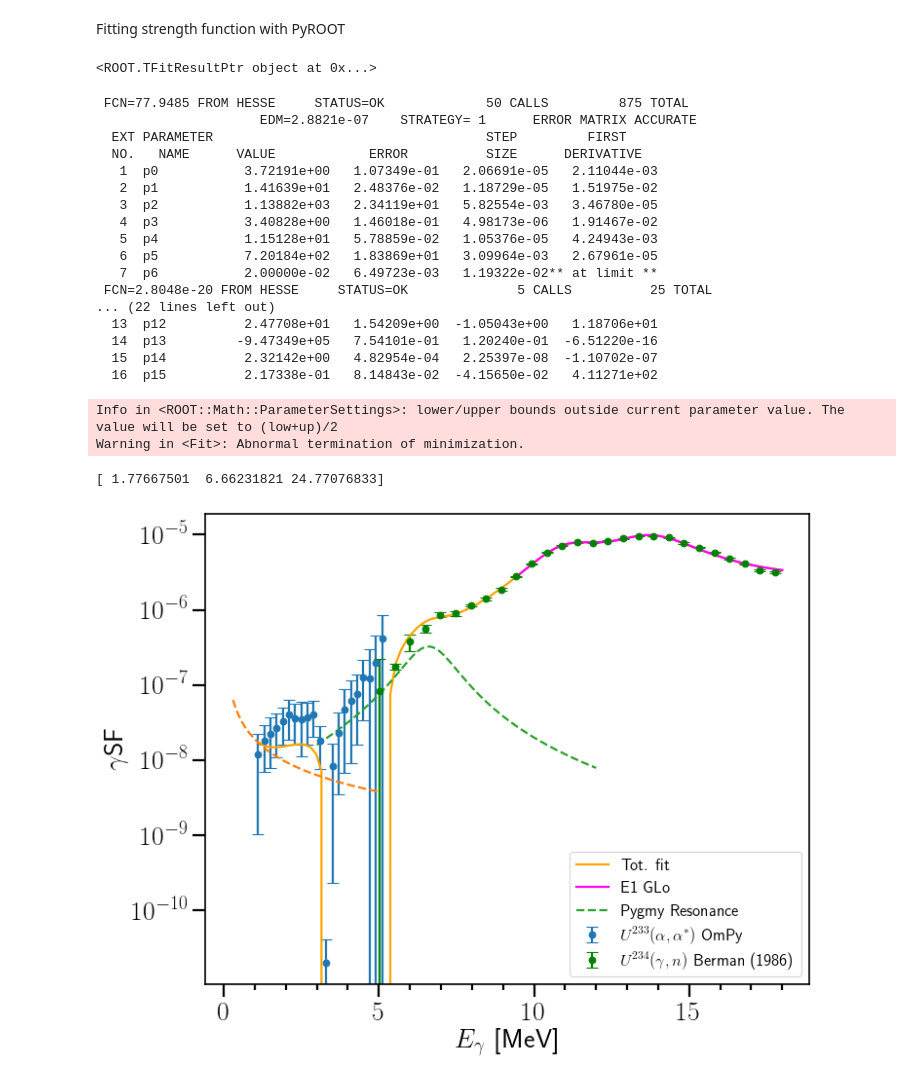
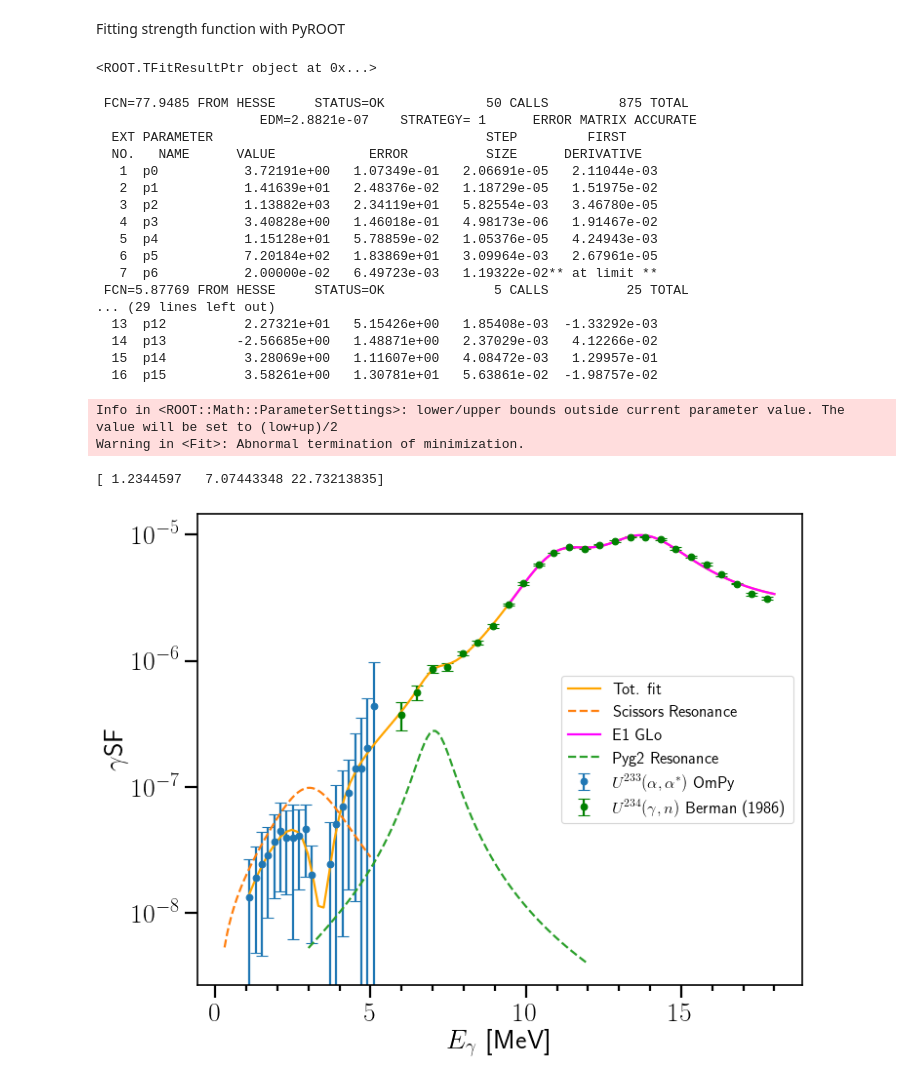
Before and after one commit to tellefs/MasterThesis, a Jupyter notebook: plotting/analysis_plots.ipynb, the cells around one changed output. Drawn from its saved outputs; the diff is of its cells as text; code cells hidden in the pictures.

Commit message:
more changes to the fit. Looks like i have to choose what data I use, before I make the fit fit well

```diff
--- a/plotting/analysis_plots.ipynb
+++ b/plotting/analysis_plots.ipynb
@@ -182,6 +182,11 @@ def extract_JSON(data, x_i,y_i,yerror_i):
 energy_exp1, gsf_exp1, gsf_exp1_error =  extract_JSON(datasets_U233[0]['data'], 5, 0, 1)
 gsf_exp1 = cs_to_gsf(energy_exp1, gsf_exp1)
 gsf_exp1_error = cs_to_gsf(energy_exp1, gsf_exp1_error)
+
+#remove first two points, that drop at Sn
+energy_exp1 = energy_exp1[2:]
+gsf_exp1 = gsf_exp1[2:]
+gsf_exp1_error = gsf_exp1_error[2:]
 # %% [markdown]
 "Does_it_work.cpp"
 
@@ -503,11 +515,10 @@ parameter_array_E1 = np.asarray([Gamma_r_GLo1, E_r_GLo1, sigma_r_GLo1,
 
 parameter_array_M1 = np.asarray([Gamma_pyg2, E_pyg2, sigma_pyg2])
 
+parameter_array_SR = np.asarray([Gamma_SR, E_SR, sigma_SR])
+
 
 #TGraphErrors of OmPy data
-energy_gsf_ompy = ompyDataFrame.iloc[:,10]
-gsf_ompy_median = ompyDataFrame.iloc[:,11]
-gsf_ompy_error = ompyDataFrame.iloc[:,12]
 energy_gsf_ompy_error = np.zeros(len(energy_gsf_ompy))
 gsf_ompy = TGraphErrors(len(energy_gsf_ompy), np.asarray(energy_gsf_ompy), np.asarray(gsf_ompy_median), np.asarray(energy_gsf_ompy_error), np.asarray(gsf_ompy_error))
 
@@ -517,7 +528,7 @@ gsf_om_ROOT = TGraphErrors(len(energy_gsf_om), np.asarray(energy_gsf_om), np.asa
 
 #TGrapgErrors of Berman-data
 energy_exp1_error = np.zeros(len(energy_exp1))
-berman_233_gdrexp = TGraphErrors(27, energy_exp1, gsf_exp1, energy_exp1_error, gsf_exp1_error)
+berman_233_gdrexp = TGraphErrors(len(energy_exp1), energy_exp1, gsf_exp1, energy_exp1_error, gsf_exp1_error)
 
 #Fit of the GLO model for the GDR part
 xmin_GDR = 9.5
@@ -537,13 +548,16 @@ fit_strength_E1.SetParLimits(3, 0.1, 10.)
 GDR_data = TMultiGraph()
 GDR_data.Add(berman_233_gdrexp, "P")
 
+#defining OmPy Data
+OmPy_data = TMultiGraph()
+OmPy_data.Add(gsf_ompy, "P")
+
 
 #Math.MinimizerOptions.SetDefaultMaxFunctionCalls(10000)
 #Fitting GDR data
 GDR_data.Fit(fit_strength_E1, 'RM+')
 
-
-
+#Fitting the Pyg2
 xmin_pyg2 = 3.
 xmax_pyg2 = 12.
 no_of_parameters_pyg2 = 3
@@ -551,6 +565,16 @@ fit_strength_M1 = TF1('fit_strength_M1', FitPygmy, xmin_pyg2, xmax_pyg2, no_of_p
 fit_strength_M1.SetParameters(parameter_array_M1)
 fit_strength_M1.FixParameter(1, E_pyg2)
 fit_strength_M1.FixParameter(0, Gamma_pyg2)
+
+#Fitting the Scissors resonance
+xmin_SR = 1.1
+xmax_SR = 5.
+no_of_parameters_SR = 3
+fit_strength_SR = TF1('fit_strength_SR', FitPygmy, xmin_SR, xmax_SR, no_of_parameters_SR)
+fit_strength_SR.SetParameters(parameter_array_SR)
+fit_strength_SR.FixParameter(1, E_SR)
+fit_strength_SR.FixParameter(0, Gamma_SR)
+OmPy_data.Fit(fit_strength_SR, 'RM+')
 
 #Kopecky data?
 fEx = np.asarray([12.14E-08])
@@ -569,7 +593,7 @@ M1_data = TMultiGraph()
 M1_data.Add(fM)
 M1_data.Fit(fit_strength_M1, 'RM+')
 
-
+#getting fitted parameters for final fit
 Gamma_r_GLo1 = fit_strength_E1.GetParameter(0)
 E_r_GLo1 = fit_strength_E1.GetParameter(1)
 sigma_r_GLo1 = fit_strength_E1.GetParameter(2)
@@ -583,6 +607,11 @@ T_f = fit_strength_E1.GetParameter(6)
 Gamma_pyg2 = fit_strength_M1.GetParameter(0)
 E_pyg2 = fit_strength_M1.GetParameter(1)
 sigma_pyg2 = fit_strength_M1.GetParameter(2)
+
+Gamma_SR = fit_strength_SR.GetParameter(0)
+E_SR = fit_strength_SR.GetParameter(1)
+sigma_SR = fit_strength_SR.GetParameter(2)
+
 
 xmin_tot = 1.1
 xmax_tot = 18.
@@ -599,7 +628,6 @@ fit_strength.FixParameter(1, E_r_GLo1)
 fit_strength.FixParameter(4, E_r_GLo2)
 fit_strength.SetParLimits(6, 0.1, 0.2)
 
-
 #Defining all data (Berman and OmPy)
 OmPy_and_GDR_data = TMultiGraph()
 OmPy_and_GDR_data.Add(berman_233_gdrexp, "P")
@@ -610,7 +638,6 @@ OsloSTD_and_GDR_data.Add(berman_233_gdrexp, "P")
 OsloSTD_and_GDR_data.Add(gsf_om_ROOT, "P")
 
 OmPy_and_GDR_data.Fit(fit_strength, 'S')
-#OsloSTD_and_GDR_data.Fit(fit_strength, 'RM+')
 # %% [output]
 <ROOT.TFitResultPtr object at 0x...>
  FCN=77.9485 FROM HESSE     STATUS=OK             50 CALLS         875 TOTAL
@@ -624,19 +651,18 @@ OmPy_and_GDR_data.Fit(fit_strength, 'S')
    5  p4           1.15128e+01   5.78859e-02   1.05376e-05   4.24943e-03
    6  p5           7.20184e+02   1.83869e+01   3.09964e-03   2.67961e-05
    7  p6           2.00000e-02   6.49723e-03   1.19322e-02** at limit **
- FCN=2.8048e-20 FROM HESSE     STATUS=OK              5 CALLS          25 TOTAL
-... (22 lines left out)
-  13  p12          2.47708e+01   1.54209e+00  -1.05043e+00   1.18706e+01
-  14  p13         -9.47349e+05   7.54101e-01   1.20240e-01  -6.51220e-16
-  15  p14          2.32142e+00   4.82954e-04   2.25397e-08  -1.10702e-07
-  16  p15          2.17338e-01   8.14843e-02  -4.15650e-02   4.11271e+02
+ FCN=5.87769 FROM HESSE     STATUS=OK              5 CALLS          25 TOTAL
+... (29 lines left out)
+  13  p12          2.27321e+01   5.15426e+00   1.85408e-03  -1.33292e-03
+  14  p13         -2.56685e+00   1.48871e+00   2.37029e-03   4.12266e-02
+  15  p14          3.28069e+00   1.11607e+00   4.08472e-03   1.29957e-01
+  16  p15          3.58261e+00   1.30781e+01   5.63861e-02  -1.98757e-02
 Info in <ROOT::Math::ParameterSettings>: lower/upper bounds outside current parameter value. The value will be set to (low+up)/2
 Warning in <Fit>: Abnormal termination of minimization.
 # %%
 fig, ax = plt.subplots()
 
 #This experiment
-#ax.errorbar(x=energy_gsf_om, y=gsf_om, yerr=gsf_om_error, marker='o', linestyle='', label='Oslo Method (Std.)')
 ax.errorbar(x=energy_gsf_ompy, y=gsf_ompy_median, yerr=gsf_ompy_error, marker='o', linestyle='', label='$U^{233}(\\alpha,\\alpha^*)$ OmPy')
 
 
@@ -660,42 +686,42 @@ fitted_parameters_SR[1] = fitted_parameters[14]
 fitted_parameters_SR[2] = fitted_parameters[15]
 x_plot_SR = [np.linspace(0.3, 5, 100)]
 y_plot_SR = FitPygmy(x_plot_SR, fitted_parameters_SR)
-ax.plot(x_plot_SR[0], y_plot_SR, '--')
+ax.plot(x_plot_SR[0], y_plot_SR, '--', label="Scissors Resonance")
 
 #Plotting fit of GDR
 fitted_parameters_E1 = np.zeros(no_of_parameters_GDR)
 for i in range(no_of_parameters_GDR):
     fitted_parameters_E1[i] = fit_strength_E1.GetParameters()[i]
 x_plot_E1 = [np.linspace(xmin_GDR, xmax_GDR, 100)]
 y_plot_E1 = FitFunctionE1(x_plot_E1, fitted_parameters_E1)
 ax.plot(x_plot_E1[0], y_plot_E1, color='magenta', label='E1 GLo')
 
 #plotting fit of Pyg2
 fitted_parameters_pyg2 = np.zeros(no_of_parameters_pyg2)
 fitted_parameters_pyg2[0] = fitted_parameters[10]
 fitted_parameters_pyg2[1] = fitted_parameters[11]
 fitted_parameters_pyg2[2] = fitted_parameters[12]
 print(fitted_parameters_pyg2)
 
 x_plot_pyg2 = [np.linspace(3, 12, 100)]
 y_plot_pyg2 = FitPygmy(x_plot_pyg2, fitted_parameters_pyg2)
-ax.plot(x_plot_pyg2[0], y_plot_pyg2, '--', label='Pygmy Resonance')
+ax.plot(x_plot_pyg2[0], y_plot_pyg2, '--', label='Pyg2 Resonance')
 
 
 
 #ax.set_ylim(1e-8, 1e-5)
 #ax.set_xlim(0, 7)
 ax.set_yscale('log')
 ax.yaxis.set_minor_locator(AutoMinorLocator())
 ax.xaxis.set_minor_locator(AutoMinorLocator())
 ax.set_xlabel('$E_\gamma$  [MeV]')
 ax.set_ylabel('$\gamma$SF')
 ax.legend(fontsize=15)
 
 fig.show()
 # %% [output]
-[ 1.77667501  6.66231821 24.77076833]
+[ 1.2344597   7.07443348 22.73213835]
-[figure, old version]
+[figure, new version]
 # %%
 fig, ax = plt.subplots()
 
```
Also changed, not shown: parts of 2 cells of this notebook, 1 other file.
